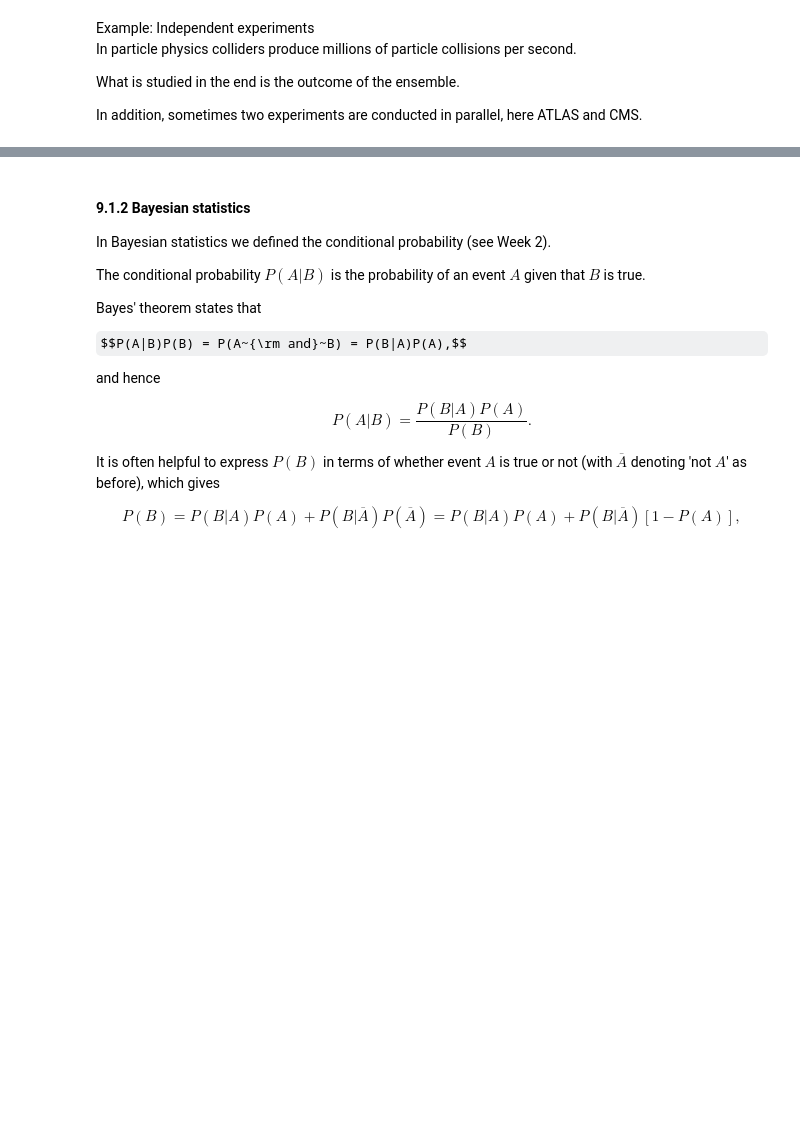
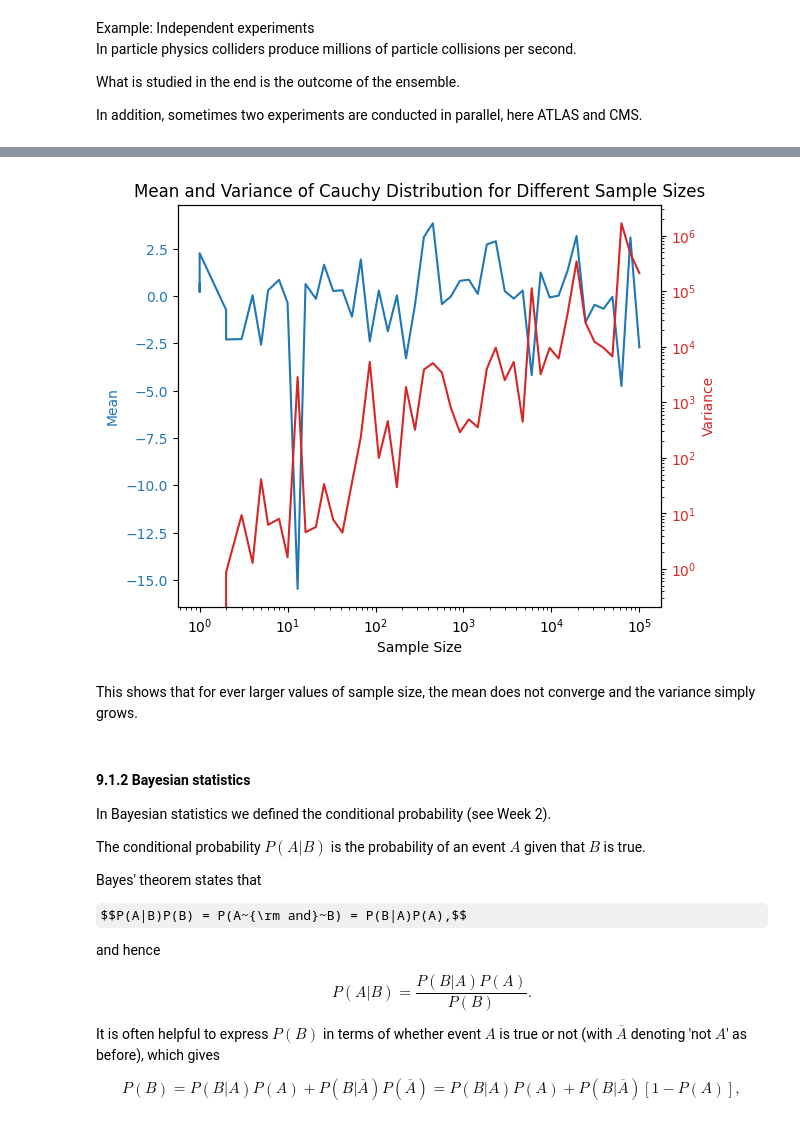
Before and after one commit to p-parkinson/intro_data_science, a Jupyter notebook: Chapter 9/Chapter 9.ipynb, the cells around one changed output, grey strips where cells are left out. Cells and saved outputs as stored; diff of their text form; code cells hidden in the pictures; some formulas as TeX source; blank space fills up the shorter version.

```diff
--- a/Chapter 9/Chapter 9.ipynb
+++ b/Chapter 9/Chapter 9.ipynb
@@ -110,3 +110,50 @@ Sources <a href="https://cds.cern.ch/record/1459496">CERN/ATLAS</a>, <a href="ht
+# %%
+import numpy as np
+import matplotlib.pyplot as plt
+
+# Function to calculate mean and variance of Cauchy distribution for different sample sizes
+def calculate_mean_variance(sample_sizes):
+    means = []
+    variances = []
+
+    for size in sample_sizes:
+        samples = np.random.standard_cauchy(size)
+        means.append(np.mean(samples))
+        variances.append(np.var(samples))
+
+    return means, variances
+
+# Define sample sizes on a logarithmic scale
+sample_sizes = np.logspace(0, 5, num=50, dtype=int)
+
+# Calculate mean and variance for the sample sizes
+means, variances = calculate_mean_variance(sample_sizes)
+
+# Plot the results with split y-axes
+fig, ax1 = plt.subplots()
+
+color = 'tab:blue'
+ax1.set_xlabel('Sample Size')
+ax1.set_ylabel('Mean', color=color)
+ax1.plot(sample_sizes, means, color=color)
+ax1.tick_params(axis='y', labelcolor=color)
+ax1.set_xscale('log')
+
+ax2 = ax1.twinx()
+color = 'tab:red'
+ax2.set_ylabel('Variance', color=color)
+ax2.plot(sample_sizes, variances, color=color)
+ax2.tick_params(axis='y', labelcolor=color)
+ax2.set_xscale('log')
+ax2.set_yscale('log')
+
+fig.tight_layout()
+plt.title('Mean and Variance of Cauchy Distribution for Different Sample Sizes')
+plt.show()
+# %% [output]
+[figure, added]
+# %% [markdown]
+This shows that for ever larger values of sample size, the mean does not converge and the variance simply grows.
 # %% [markdown]
 #### 9.1.2 Bayesian statistics
 
```
Also changed, not shown: parts of 15 cells of this notebook.
